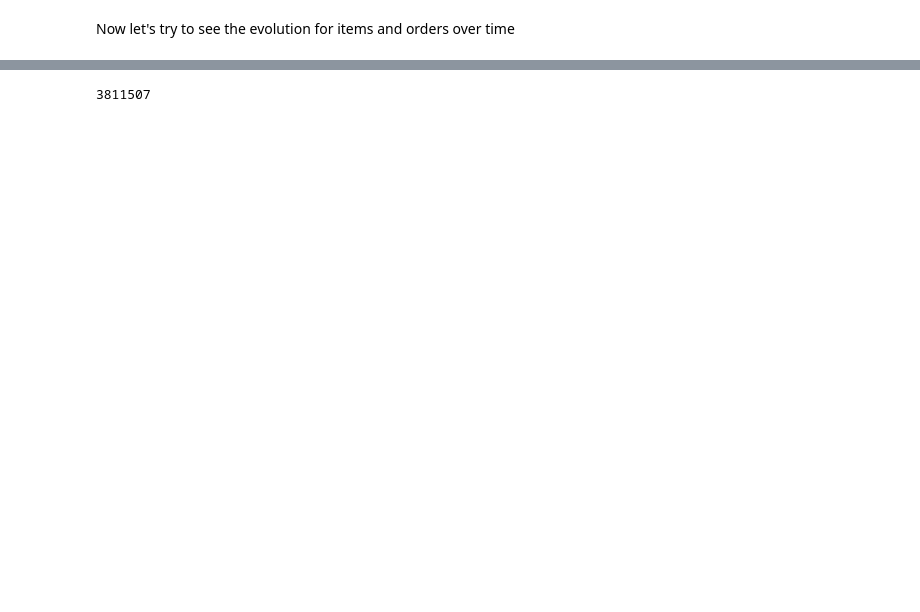
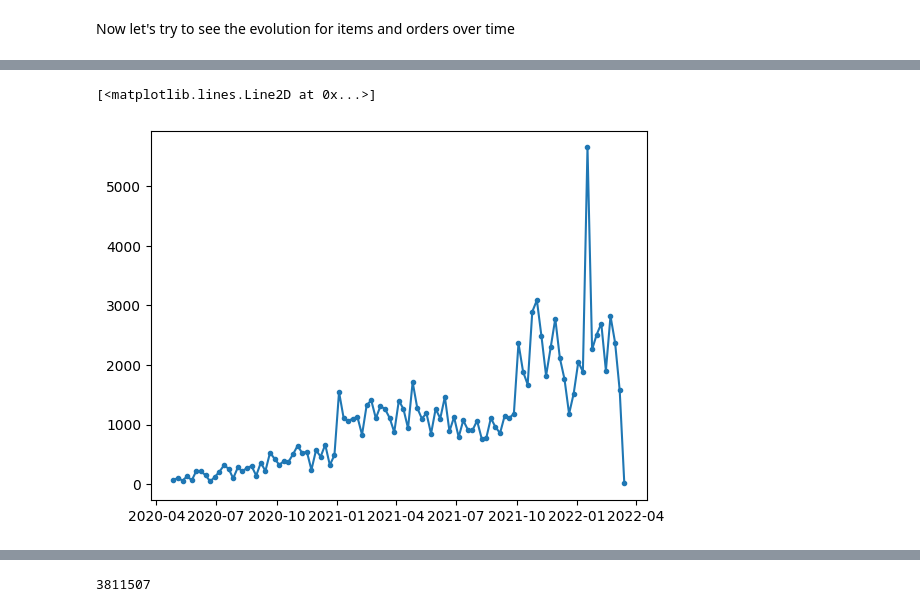
Before and after one commit to dan1dr/zrive-ds, a Jupyter notebook: src/module_2/module_2_part1.ipynb, the cells around one changed output, grey strips where cells are left out. Drawn from its saved outputs; the diff is of its cells as text; code cells hidden in the pictures; blank space fills up the shorter version.

```diff
--- a/src/module_2/module_2_part1.ipynb
+++ b/src/module_2/module_2_part1.ipynb
@@ -470,0 +498,8 @@ orders_with_inventory.head()
+# %%
+# Too many points on a daily basis. Let's group them by weeks
+orders_with_inventory['order_date'] = pd.to_datetime(orders_with_inventory['order_date'])
+orders_count = orders_with_inventory.groupby(orders_with_inventory['order_date'].dt.to_period("W"))['id'].count()
+plt.plot(orders_count.index.to_timestamp(), orders_count.values, marker='.')
+# %% [output]
+[<matplotlib.lines.Line2D at 0x...>]
+[figure, added]
```
Also changed, not shown: parts of 21 cells of this notebook.
